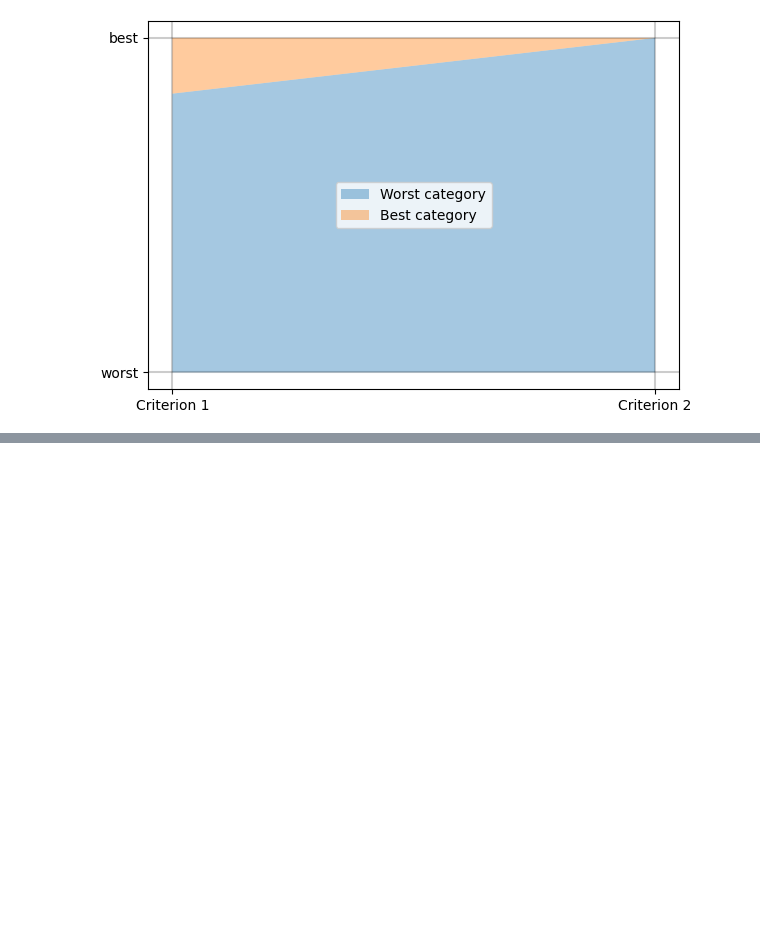
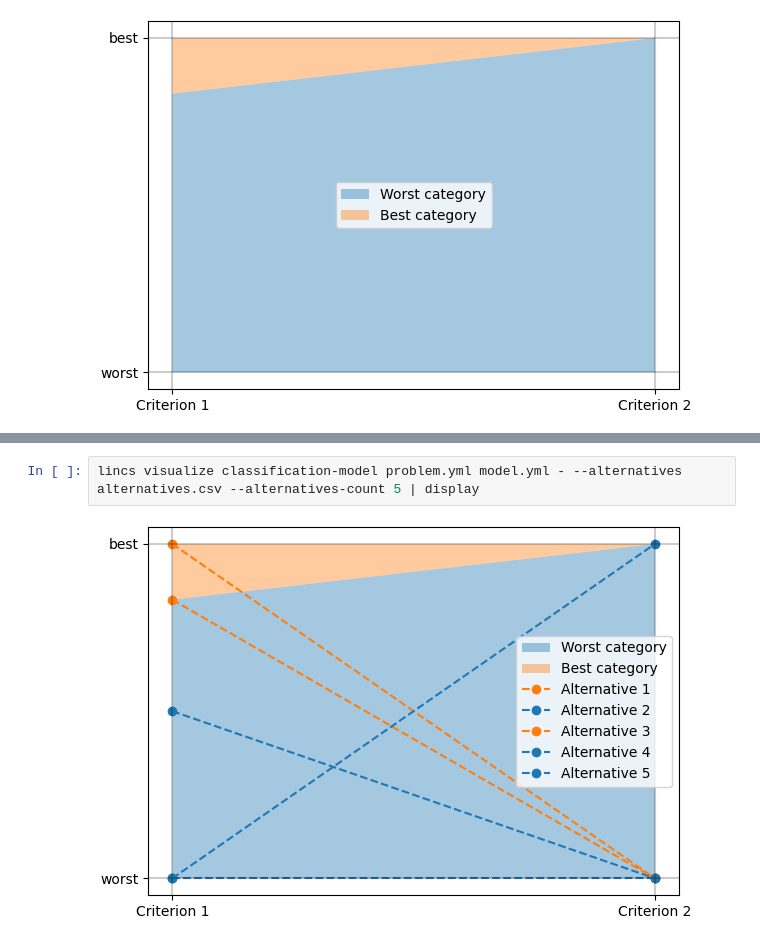
Before and after one commit to MICS-Lab/lincs, a Jupyter notebook: integration-tests/enumerated-criteria/enumerated-criteria.ipynb, the cells around one changed output, grey strips where cells are left out. Drawn from its saved outputs; the diff is of its cells as text; blank space fills up the shorter version.

Commit message:
Generate, describe and visualize alternatives with discrete criteria

```diff
--- a/integration-tests/enumerated-criteria/enumerated-criteria.ipynb
+++ b/integration-tests/enumerated-criteria/enumerated-criteria.ipynb
@@ -58,0 +75,4 @@ lincs visualize classification-model problem.yml model.yml - | display
+# %%
+lincs visualize classification-model problem.yml model.yml - --alternatives alternatives.csv --alternatives-count 5 | display
+# %% [output]
+[figure, added]
```
Also changed, not shown: parts of 1 cell of this notebook, 18 other files.
